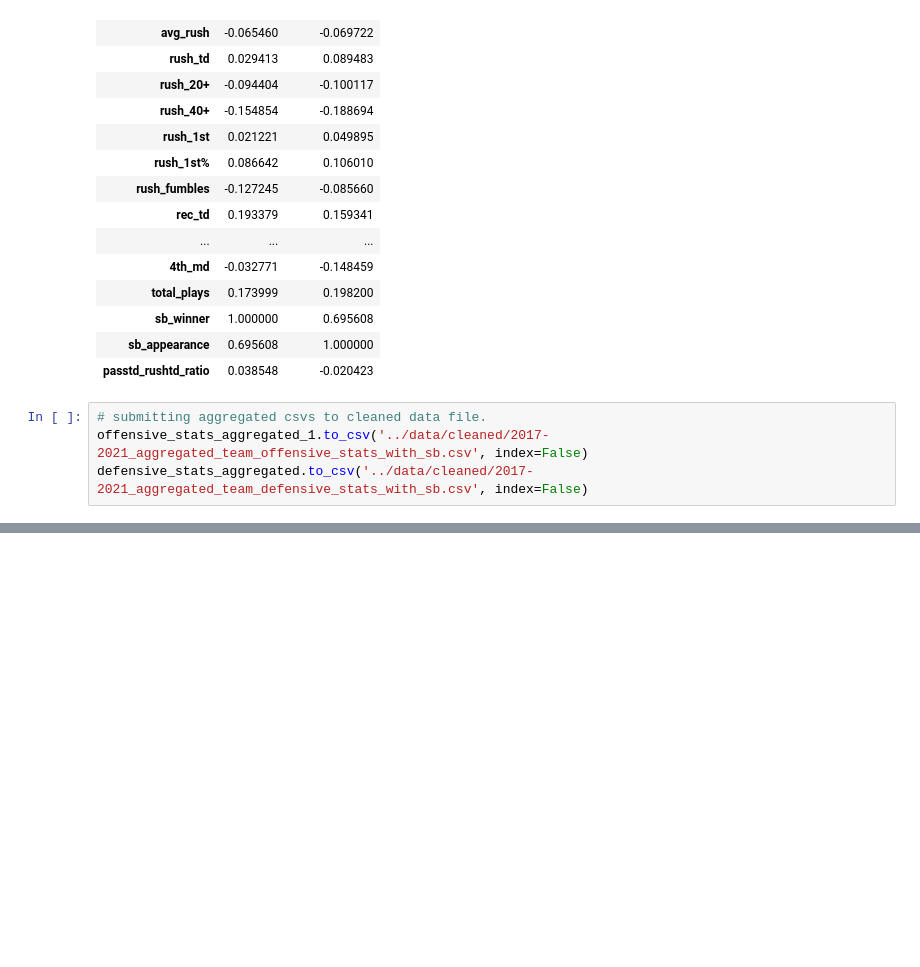
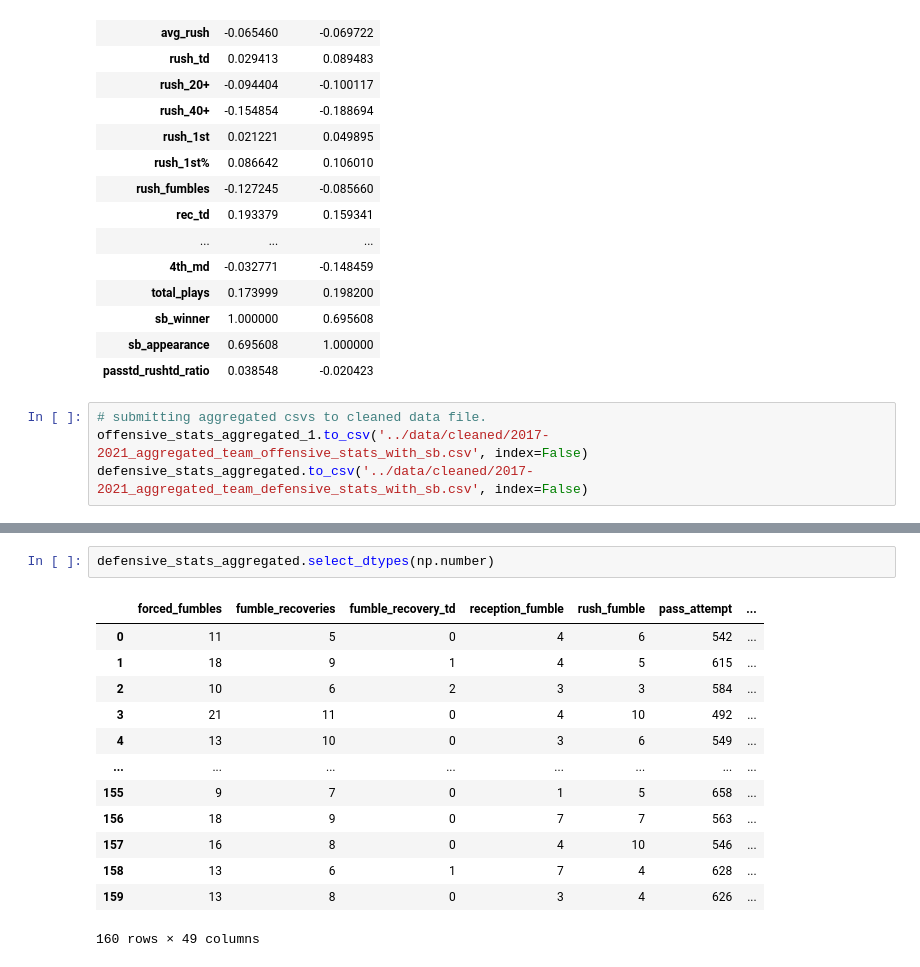
Before and after one commit to aferrers/nfl_superbowl_winners, a Jupyter notebook: notebooks/team_stats_logistical_regression_sb_appearance.ipynb, the cells around one changed output, grey strips where cells are left out. Saved outputs shown, nothing was run; the diff lists cells and outputs as text; blank space fills up the shorter version.

```diff
--- a/notebooks/team_stats_logistical_regression_sb_appearance.ipynb
+++ b/notebooks/team_stats_logistical_regression_sb_appearance.ipynb
@@ -413,0 +430,16 @@ defensive_stats_aggregated.to_csv('../data/cleaned/2017-2021_aggregated_team_def
+# %%
+defensive_stats_aggregated.select_dtypes(np.number)
+# %% [output]
+|  | forced_fumbles | fumble_recoveries | fumble_recovery_td | reception_fumble | rush_fumble | pass_attempt | ... |
+| 0 | 11 | 5 | 0 | 4 | 6 | 542 | ... |
+| 1 | 18 | 9 | 1 | 4 | 5 | 615 | ... |
+| 2 | 10 | 6 | 2 | 3 | 3 | 584 | ... |
+| 3 | 21 | 11 | 0 | 4 | 10 | 492 | ... |
+| 4 | 13 | 10 | 0 | 3 | 6 | 549 | ... |
+| ... | ... | ... | ... | ... | ... | ... | ... |
+| 155 | 9 | 7 | 0 | 1 | 5 | 658 | ... |
+| 156 | 18 | 9 | 0 | 7 | 7 | 563 | ... |
+| 157 | 16 | 8 | 0 | 4 | 10 | 546 | ... |
+| 158 | 13 | 6 | 1 | 7 | 4 | 628 | ... |
+| 159 | 13 | 8 | 0 | 3 | 4 | 626 | ... |
+160 rows × 49 columns
```
Also changed, not shown: parts of 1 cell of this notebook.
